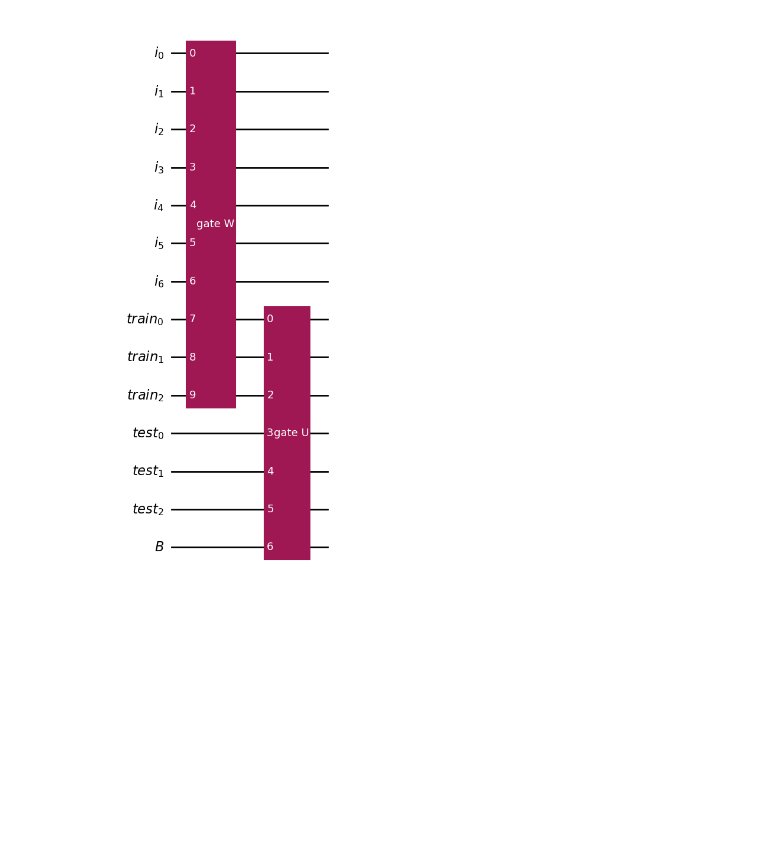
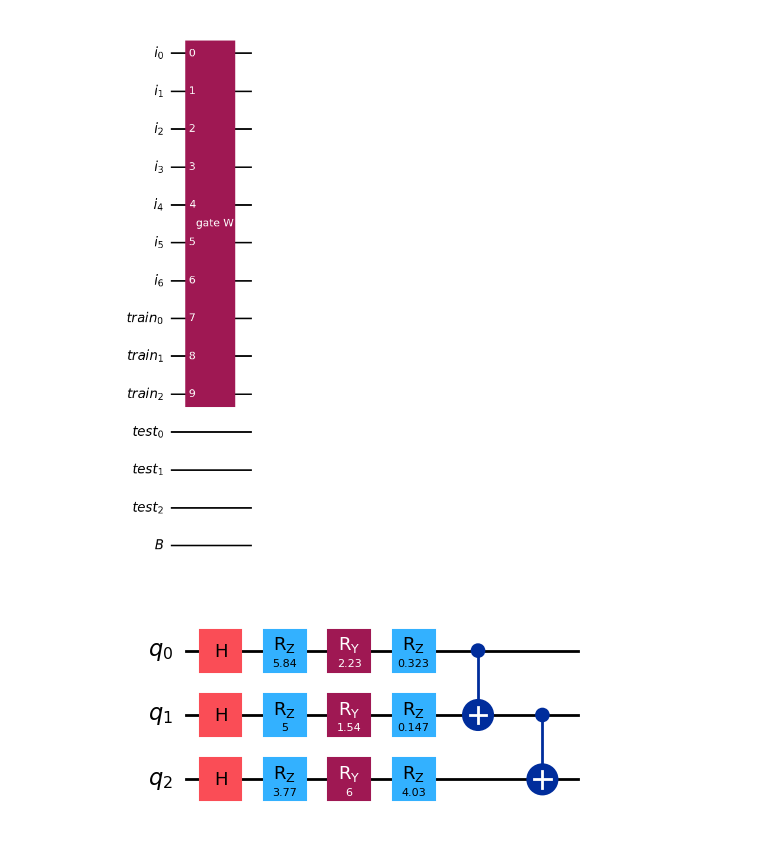
Before and after one commit to Aadipat/QuantumEngineeringProjectGroup8, a Jupyter notebook: Initialization states.ipynb, the cells around one changed output. Drawn from its saved outputs; the diff is of its cells as text; code cells hidden in the pictures; blank space fills up the shorter version.

```diff
--- a/Initialization states.ipynb
+++ b/Initialization states.ipynb
@@ -133,3 +131,9 @@ qknn.draw("mpl")
+# %%
+# Add W to the circuit
+qknn.append(qc[0], list(index_reg) + list(train_reg))
+qknn.draw("mpl")
+# %% [output]
+[figure, added]
 # %%
 # Define the parameters to be used in gate V
 params_j = {"rz1": np.random.uniform(0, 2 * np.pi, size = n_qubits),
@@ -168,13 +169,9 @@ def gate_U(train_reg, test_reg, B_reg, gate_V, n_qubits):
 # %%
 # Load gate V
 with open("V_gate.qpy", "rb") as handle:
     qc2 = qpy.load(handle)
 
-# Create U gate
-U = gate_U(train_reg, test_reg, B, qc2[0], n_qubits)
-
-# Add U to the circuit
-qknn.append(U, list(train_reg) + list(test_reg) + list(B))
-qknn.draw("mpl")
+# Visualize gate V
+qc2[0].draw("mpl")
 # %% [output]
-[figure, old version]
+[figure, new version]
```
Also changed, not shown: parts of 10 cells of this notebook, 3 other files.
